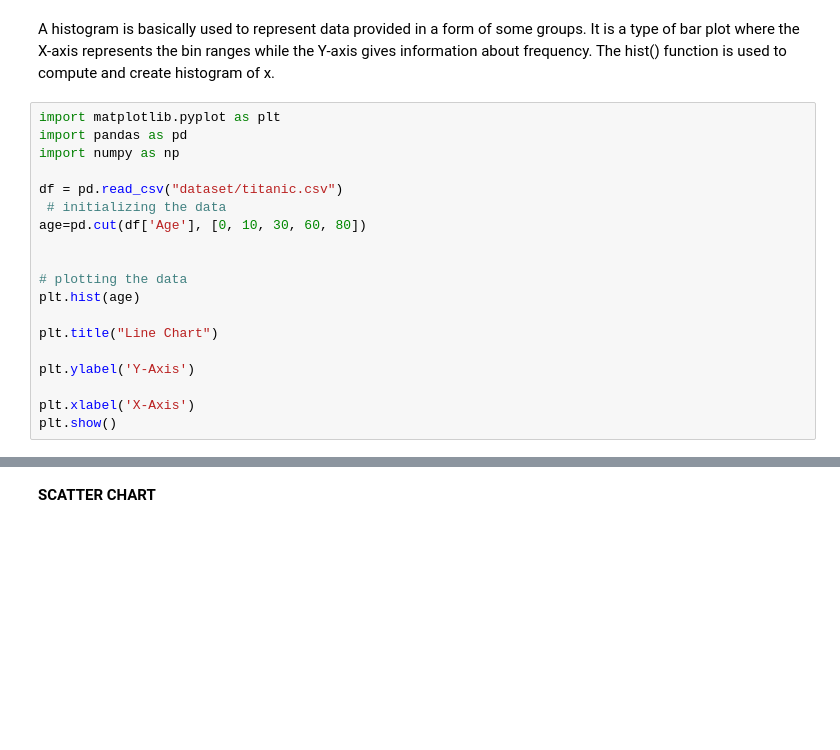
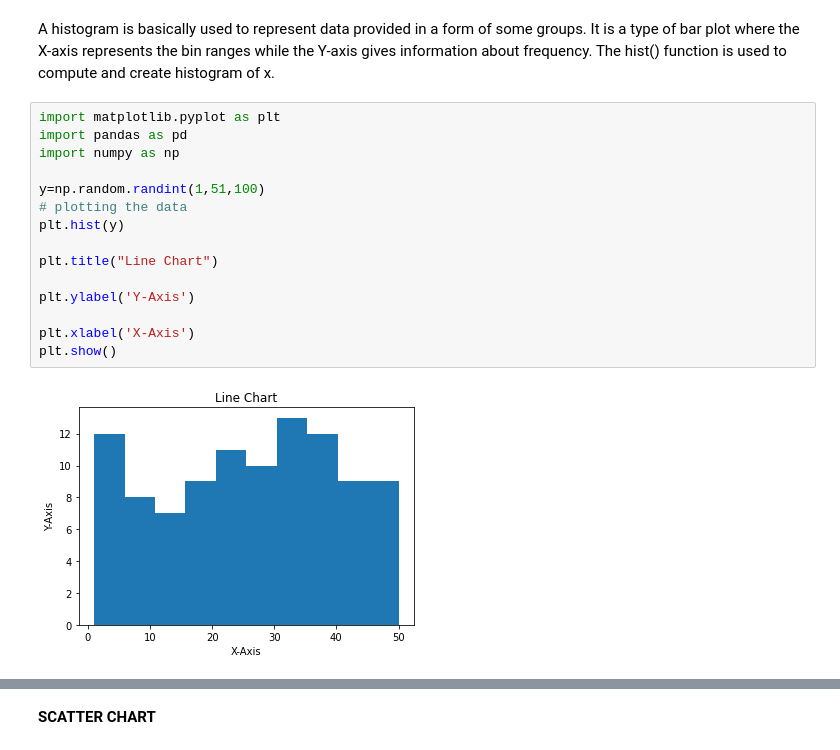
Before and after one commit to gurunathdeshpande/pydatabase, a Jupyter notebook: Data_visualization_with_python.ipynb, the cells around one changed output, grey strips where cells are left out. Saved outputs shown, nothing was run; the diff lists cells and outputs as text; blank space fills up the shorter version.

```diff
--- a/Data_visualization_with_python.ipynb
+++ b/Data_visualization_with_python.ipynb
@@ -535,19 +535,17 @@ A histogram is basically used to represent data provided in a form of some group
 # %%
 import matplotlib.pyplot as plt
 import pandas as pd
 import numpy as np
 
-df = pd.read_csv("dataset/titanic.csv")
- # initializing the data
-age=pd.cut(df['Age'], [0, 10, 30, 60, 80])
-
-
+y=np.random.randint(1,51,100)
 # plotting the data
-plt.hist(age)
+plt.hist(y)
 
 plt.title("Line Chart")
 
 plt.ylabel('Y-Axis')
 
 plt.xlabel('X-Axis')
 plt.show()
+# %% [output]
+[figure, added]
```
Also changed, not shown: parts of 51 cells of this notebook.
